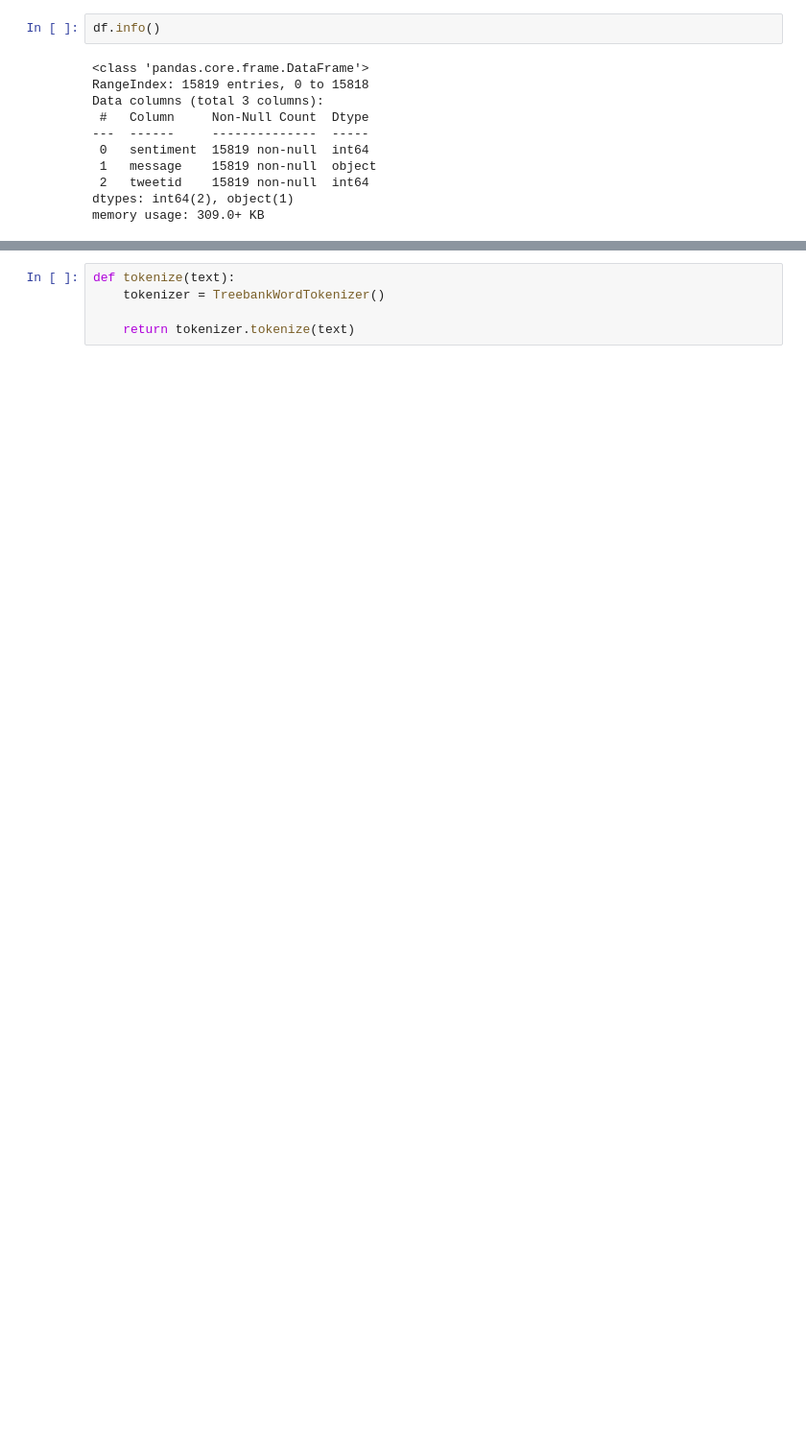
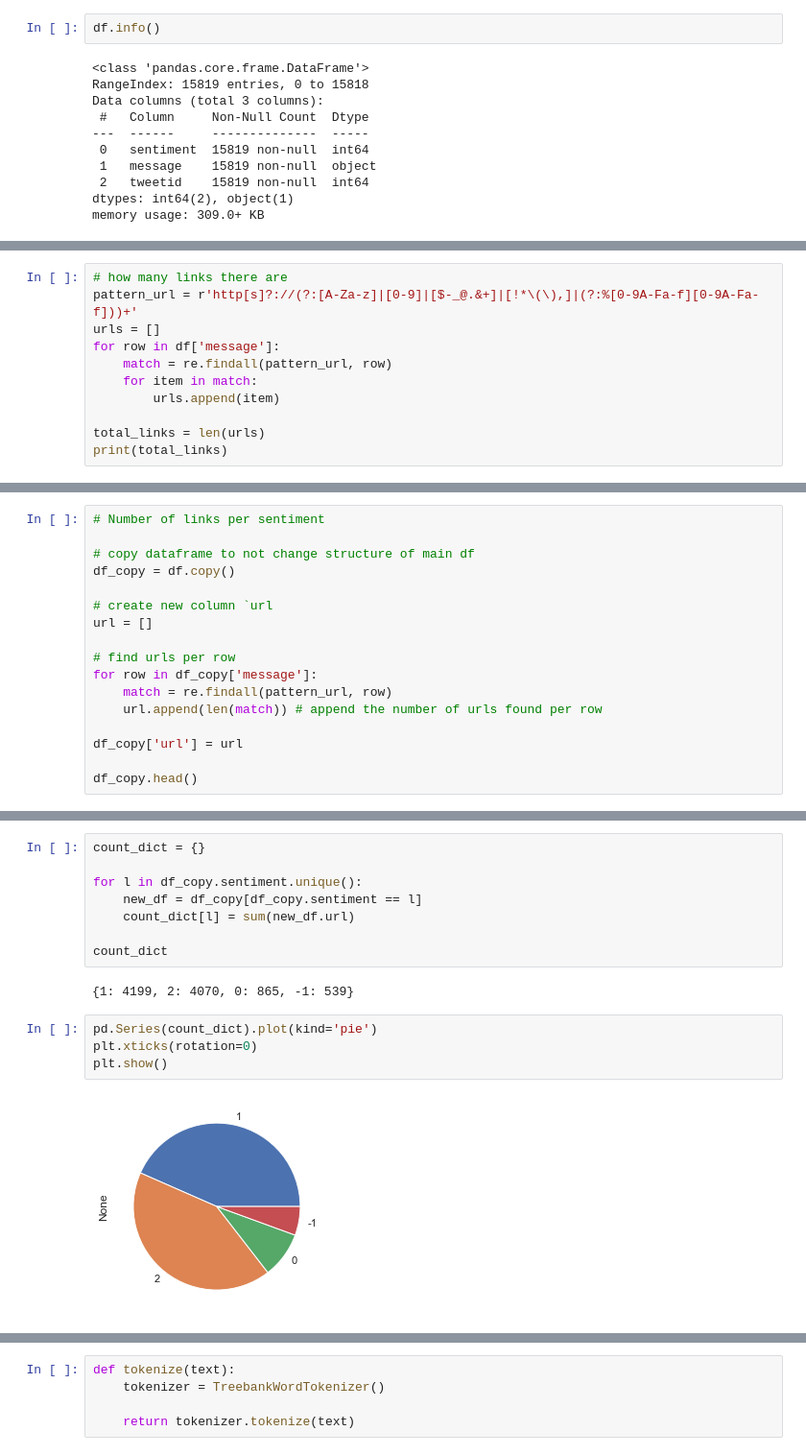
Before and after one commit to gogzicole/classification-predict-streamlit-group3, a Jupyter notebook: starter-notebook.ipynb, the cells around one changed output, grey strips where cells are left out. Shown at 96% size. Saved outputs shown, nothing was run; the diff lists cells and outputs as text; blank space fills up the shorter version.

```diff
--- a/starter-notebook.ipynb
+++ b/starter-notebook.ipynb
@@ -203,0 +281,11 @@ def handle_weblinks(text):
+# %%
+# how many links there are
+pattern_url = r'http[s]?://(?:[A-Za-z]|[0-9]|[$-_@.&+]|[!*\(\),]|(?:%[0-9A-Fa-f][0-9A-Fa-f]))+'
+urls = []
+for row in df['message']:
+    match = re.findall(pattern_url, row)
+    for item in match:
+        urls.append(item)
+
+total_links = len(urls)
+print(total_links)
@@ -203,0 +296,17 @@ def handle_weblinks(text):
+# %%
+# Number of links per sentiment
+
+# copy dataframe to not change structure of main df
+df_copy = df.copy()
+
+# create new column `url
+url = []
+
+# find urls per row
+for row in df_copy['message']:
+    match = re.findall(pattern_url, row)
+    url.append(len(match)) # append the number of urls found per row
+
+df_copy['url'] = url
+
+df_copy.head()
@@ -203,0 +332,16 @@ def handle_weblinks(text):
+# %%
+count_dict = {}
+
+for l in df_copy.sentiment.unique():
+    new_df = df_copy[df_copy.sentiment == l]
+    count_dict[l] = sum(new_df.url)
+
+count_dict
+# %% [output]
+{1: 4199, 2: 4070, 0: 865, -1: 539}
+# %%
+pd.Series(count_dict).plot(kind='pie')
+plt.xticks(rotation=0)
+plt.show()
+# %% [output]
+[figure, added]
```
Also changed, not shown: parts of 170 cells of this notebook, 2 other files.
